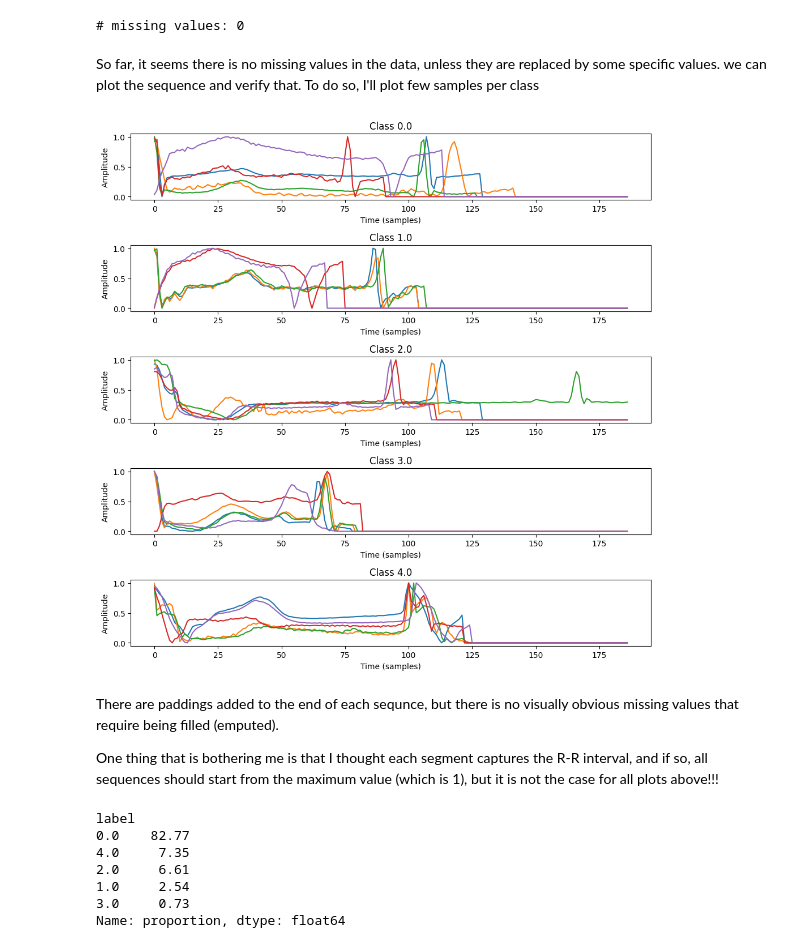
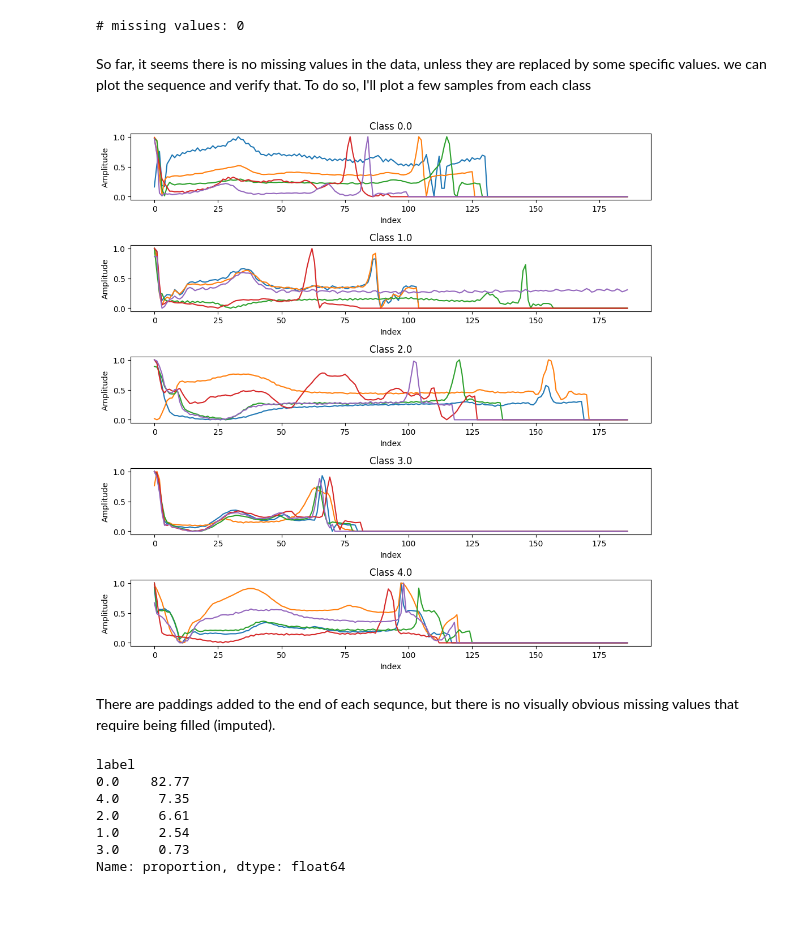
Before and after one commit to AlirezaAhadipour/ECG_Heartbeat_Classification, a Jupyter notebook: notebooks/ECG_Classification.ipynb, the cells around one changed output. Drawn from its saved outputs; the diff is of its cells as text; code cells hidden in the pictures; blank space fills up the shorter version.

```diff
--- a/notebooks/ECG_Classification.ipynb
+++ b/notebooks/ECG_Classification.ipynb
@@ -127,30 +127,28 @@ print(f"# missing values: {df_train.isnull().sum().sum()}")
 # %% [output]
 # missing values: 0
 # %% [markdown]
-So far, it seems there is no missing values in the data, unless they are replaced by some specific values. we can plot the sequence and verify that. To do so, I'll plot few samples per class
+So far, it seems there is no missing values in the data, unless they are replaced by some specific values. we can plot the sequence and verify that. To do so, I'll plot a few samples from each class
 # %%
 classes = df_train['label'].unique()
 num_classes = len(classes)
 
 fig, axes = plt.subplots(nrows=num_classes, ncols=1, figsize=(10, 2*num_classes))
 
 for i, label in enumerate(classes):
     samples = df_train[df_train['label'] == label].sample(5).iloc[:, :-1]
 
     for sample in samples.values:
         axes[i].plot(sample)
 
     axes[i].set_title(f"Class {label}")
-    axes[i].set_xlabel('Time (samples)')
+    axes[i].set_xlabel('Index')
     axes[i].set_ylabel('Amplitude')
 
 plt.tight_layout()
 # %% [output]
-[figure, old version]
+[figure, new version]
 # %% [markdown]
-There are paddings added to the end of each sequnce, but there is no visually obvious missing values that require being filled (emputed).
-
-One thing that is bothering me is that I thought each segment captures the R-R interval, and if so, all sequences should start from the maximum value (which is 1), but it is not the case for all plots above!!!
+There are paddings added to the end of each sequnce, but there is no visually obvious missing values that require being filled (imputed).
 # %%
 ## class distribution
 class_counts = df_train['label'].value_counts(normalize=True).mul(100).round(2)
```
Also changed, not shown: parts of 29 cells of this notebook.
